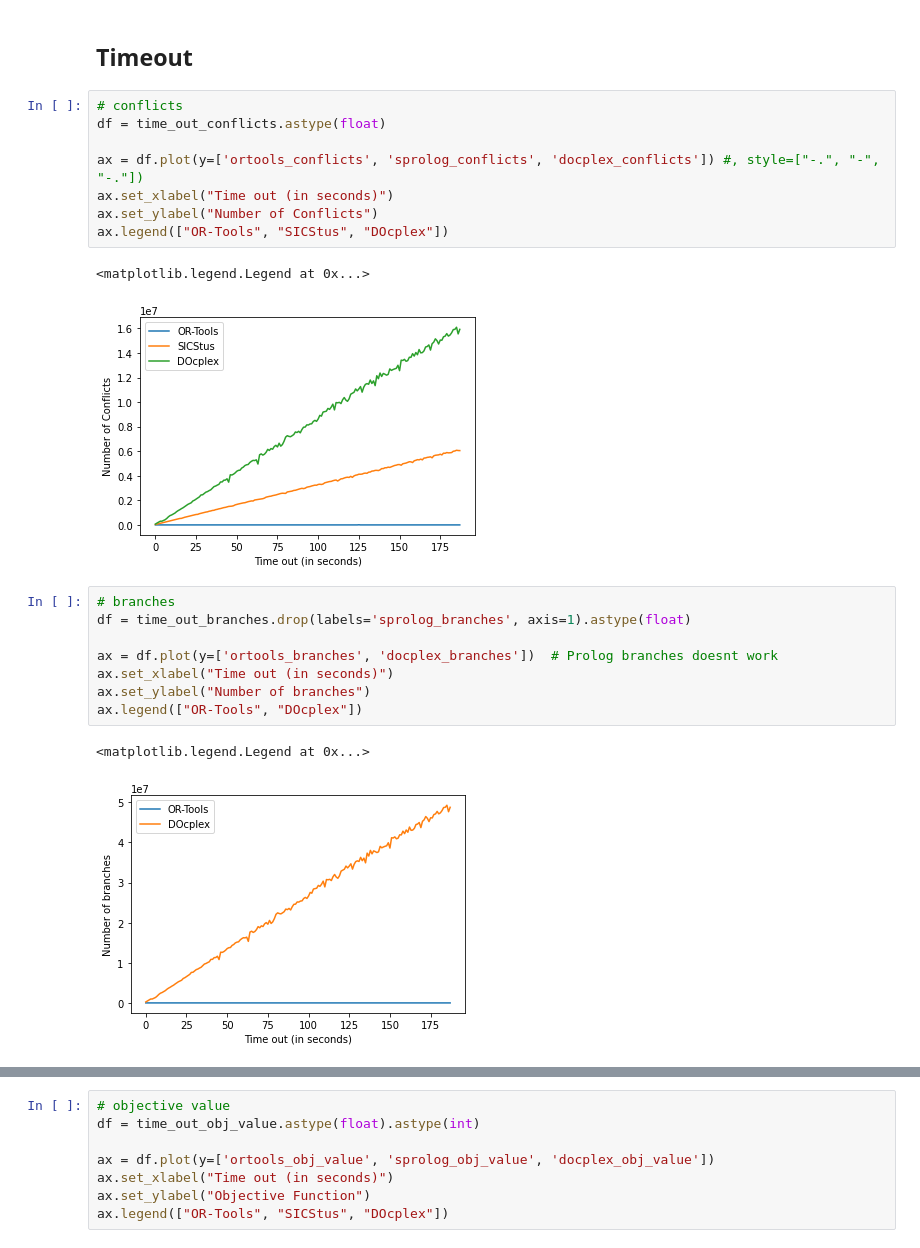
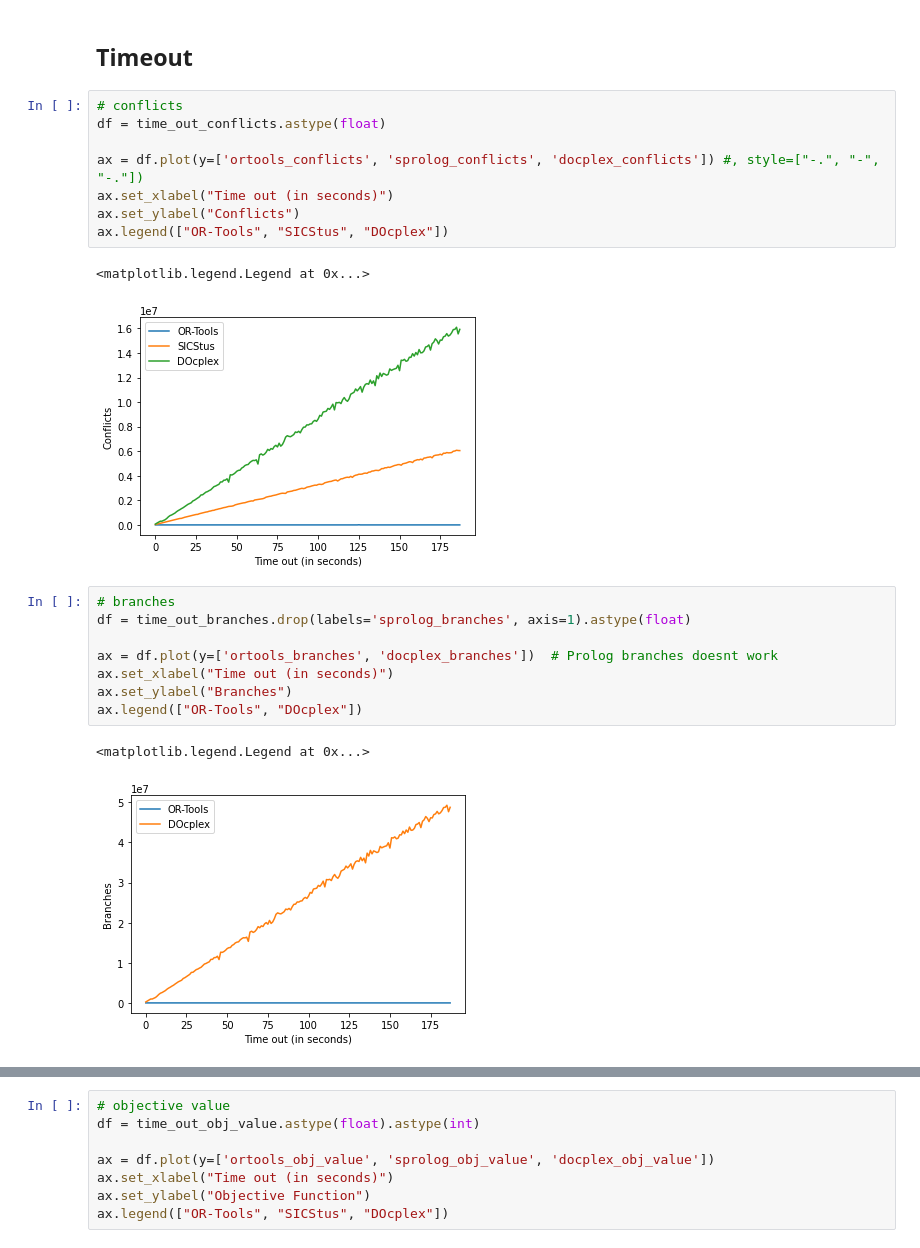
Before and after one commit to LeKinaSa/plr-job-shop, a Jupyter notebook: FinalResultsAnalysis.ipynb, the cells around one changed output, grey strips where cells are left out. Drawn from its saved outputs; the diff is of its cells as text.

```diff
--- a/FinalResultsAnalysis.ipynb
+++ b/FinalResultsAnalysis.ipynb
@@ -664,25 +664,25 @@ sns.despine()
 # %%
 # conflicts
 df = time_out_conflicts.astype(float)
 
 ax = df.plot(y=['ortools_conflicts', 'sprolog_conflicts', 'docplex_conflicts']) #, style=["-.", "-", "-."])
 ax.set_xlabel("Time out (in seconds)")
-ax.set_ylabel("Number of Conflicts")
+ax.set_ylabel("Conflicts")
 ax.legend(["OR-Tools", "SICStus", "DOcplex"])
 # %% [output]
 <matplotlib.legend.Legend at 0x...>
-[figure, old version]
+[figure, new version]
 # %%
 # branches
 df = time_out_branches.drop(labels='sprolog_branches', axis=1).astype(float)
 
 ax = df.plot(y=['ortools_branches', 'docplex_branches'])  # Prolog branches doesnt work
 ax.set_xlabel("Time out (in seconds)")
-ax.set_ylabel("Number of branches")
+ax.set_ylabel("Branches")
 ax.legend(["OR-Tools", "DOcplex"])
 # %% [output]
 <matplotlib.legend.Legend at 0x...>
-[figure, old version]
+[figure, new version]
 # %%
 # wall time
 df = time_out_wall_time.astype(float)
```
Also changed, not shown: parts of 3 cells of this notebook, 5 other files.
